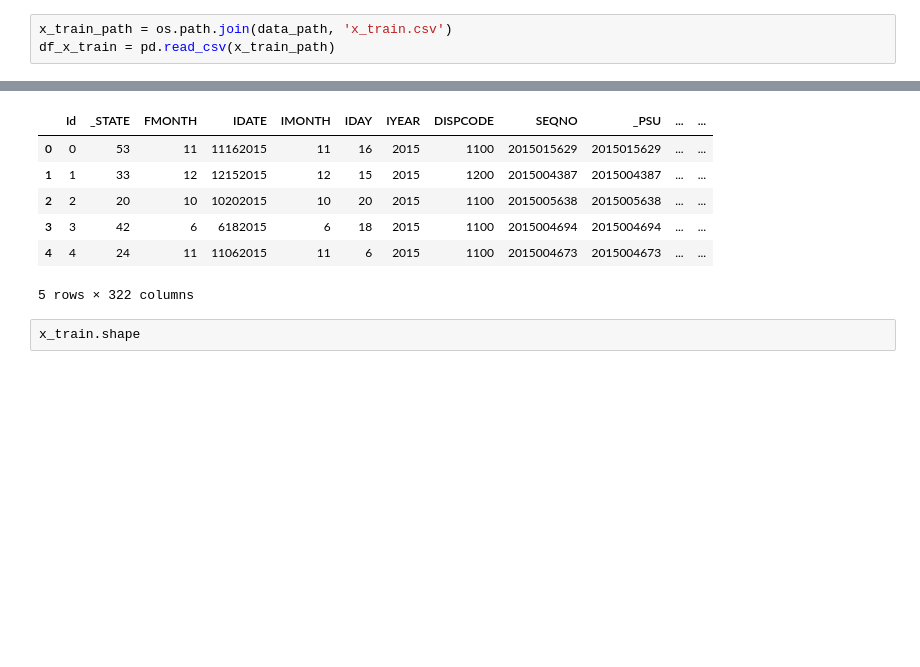
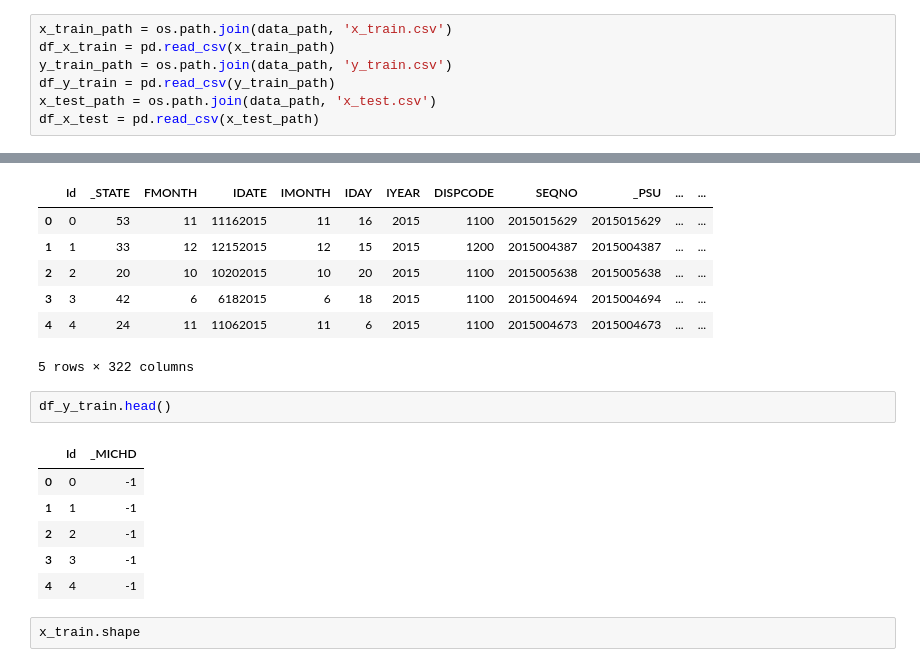
Before and after one commit to Kitkatkitkatia/ML_project1, a Jupyter notebook: exploration_dataset.ipynb, the cells around one changed output, grey strips where cells are left out. Saved outputs shown, nothing was run; the diff lists cells and outputs as text; blank space fills up the shorter version.

```diff
--- a/exploration_dataset.ipynb
+++ b/exploration_dataset.ipynb
@@ -13,6 +13,10 @@ x_train, x_test, y_train, train_ids, test_ids = load_csv_data(data_path)
 # %%
 x_train_path = os.path.join(data_path, 'x_train.csv')
 df_x_train = pd.read_csv(x_train_path)
+y_train_path = os.path.join(data_path, 'y_train.csv')
+df_y_train = pd.read_csv(y_train_path)
+x_test_path = os.path.join(data_path, 'x_test.csv')
+df_x_test = pd.read_csv(x_test_path)
 # %%
 df_x_train.head()
 # %% [output]
@@ -23,6 +27,15 @@ df_x_train.head()
 | 3 | 3 | 42 | 6 | 6182015 | 6 | 18 | 2015 | 1100 | 2015004694 | 2015004694 | ... | ... |
 | 4 | 4 | 24 | 11 | 11062015 | 11 | 6 | 2015 | 1100 | 2015004673 | 2015004673 | ... | ... |
 5 rows × 322 columns
+# %%
+df_y_train.head()
+# %% [output]
+|  | Id | _MICHD |
+| 0 | 0 | -1 |
+| 1 | 1 | -1 |
+| 2 | 2 | -1 |
+| 3 | 3 | -1 |
+| 4 | 4 | -1 |
 # %%
 x_train.shape
 # %% [output]
```
Also changed, not shown: parts of 13 cells of this notebook, 2 other files.
